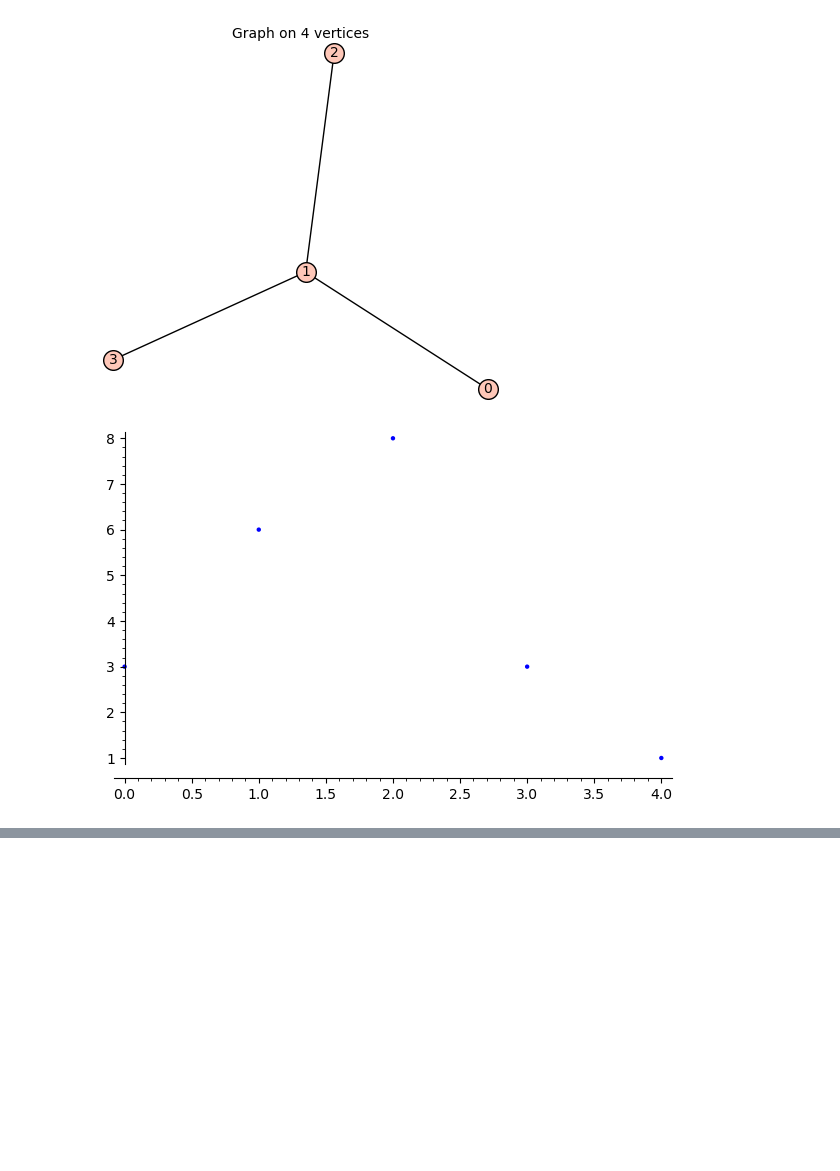
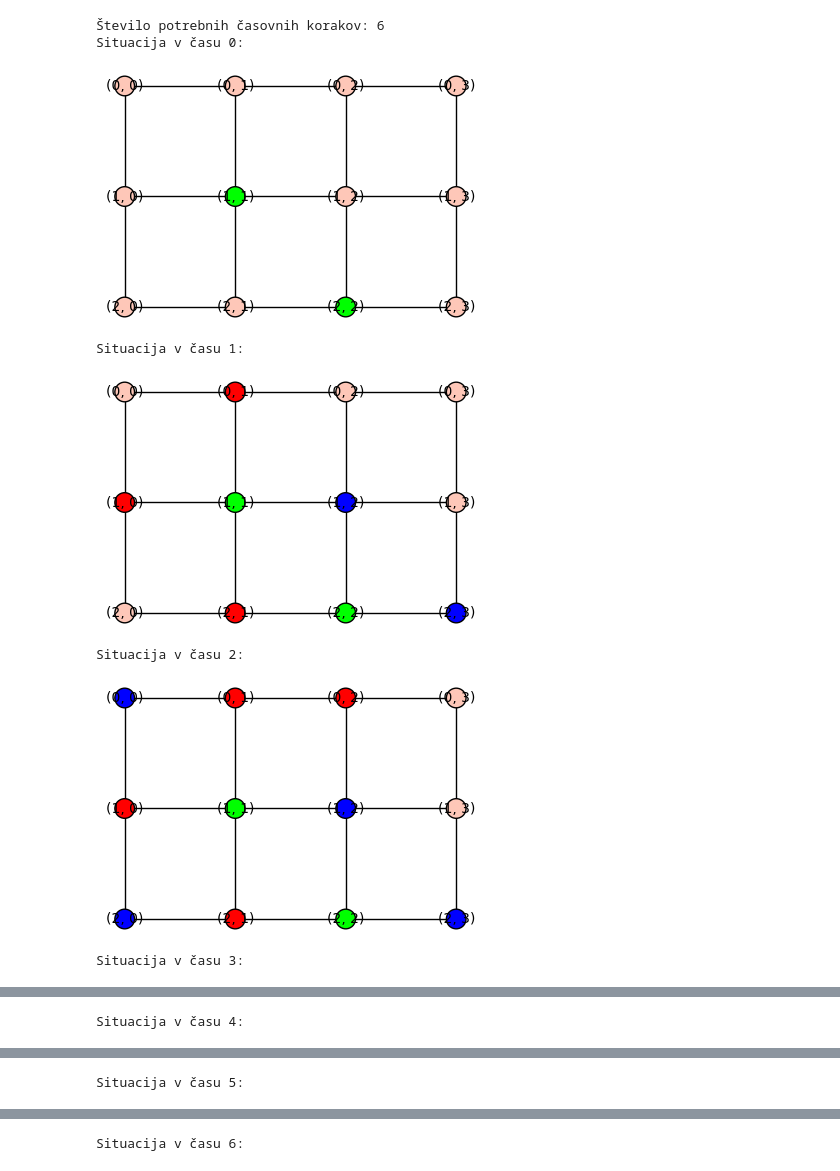
Before and after one commit to karolina-sa/Projekt-The-firefighter-problem, a Jupyter notebook: CLP.ipynb, the cells around one changed output, grey strips where cells are left out. Saved outputs shown, nothing was run; the diff lists cells and outputs as text; code cells hidden in the pictures; blank space fills up the shorter version.

Commit message:
Dodana funkcija clp, barvanje grafov

```diff
--- a/CLP.ipynb
+++ b/CLP.ipynb
@@ -60,8 +79,16 @@ graphs.Grid2dGraph(3, 4)
-# %%
-Graph([(0, 1), (1, 2), (1, 3)])
-# %% [output]
-[figure, removed]
-# %%
-list_plot([3, 6, 8, 3, 1])
-# %% [output]
-[figure, removed]
+# %%
+# PRIMER 1:
+G1 = graphs.Grid2dGraph(3, 4)
+B1 = [(1, 1), (2, 2)]
+gasilci1 = 2
+cas1 = 10
+barvanje_po_korakih(G1, B1, gasilci1, cas1)
+# %% [output]
+Število potrebnih časovnih korakov: 6
+Situacija v času 0:
+[figure, added]
+Situacija v času 1:
+[figure, added]
+Situacija v času 2:
+[figure, added]
+Situacija v času 3:
@@ -67,0 +96 @@ list_plot([3, 6, 8, 3, 1])
+Situacija v času 4:
@@ -67,0 +98 @@ list_plot([3, 6, 8, 3, 1])
+Situacija v času 5:
@@ -67,0 +100 @@ list_plot([3, 6, 8, 3, 1])
+Situacija v času 6:
```
Also changed, not shown: parts of 7 cells of this notebook.
